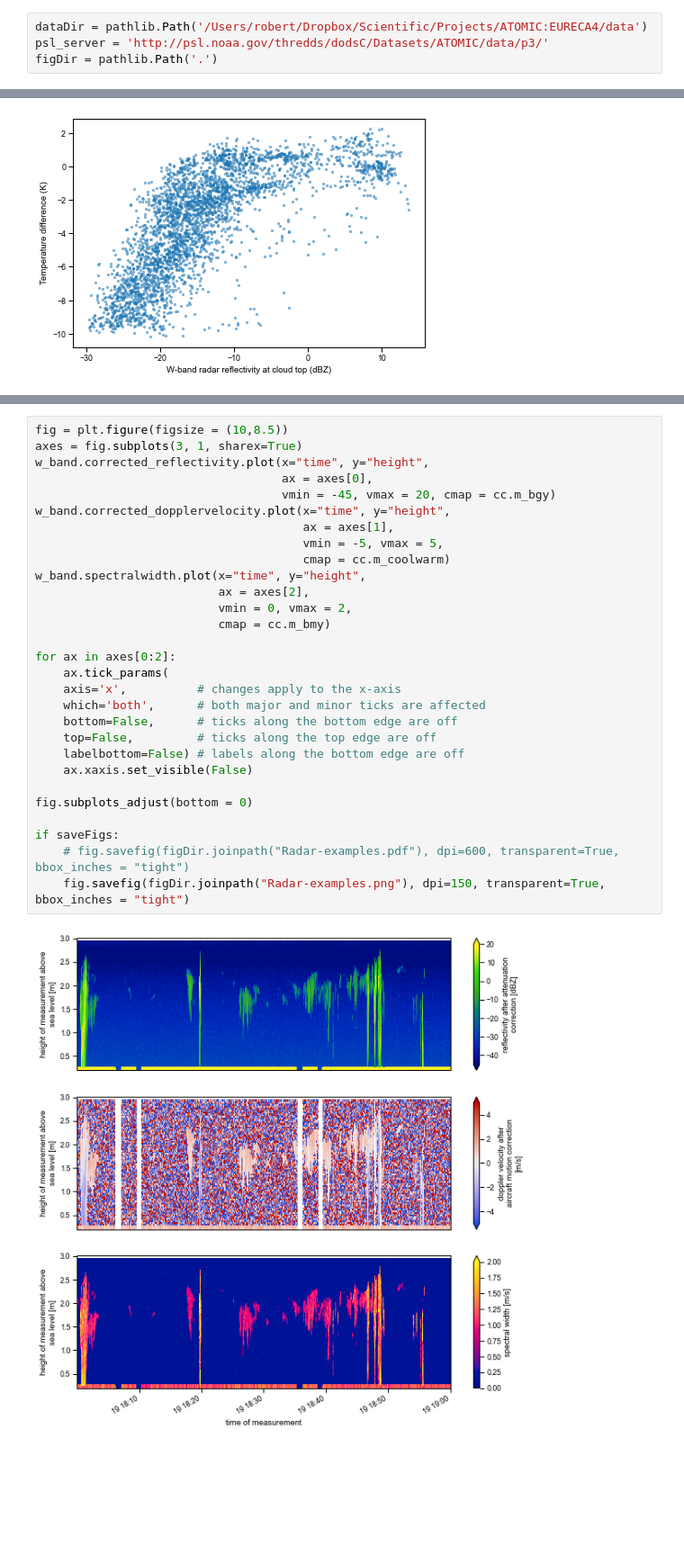
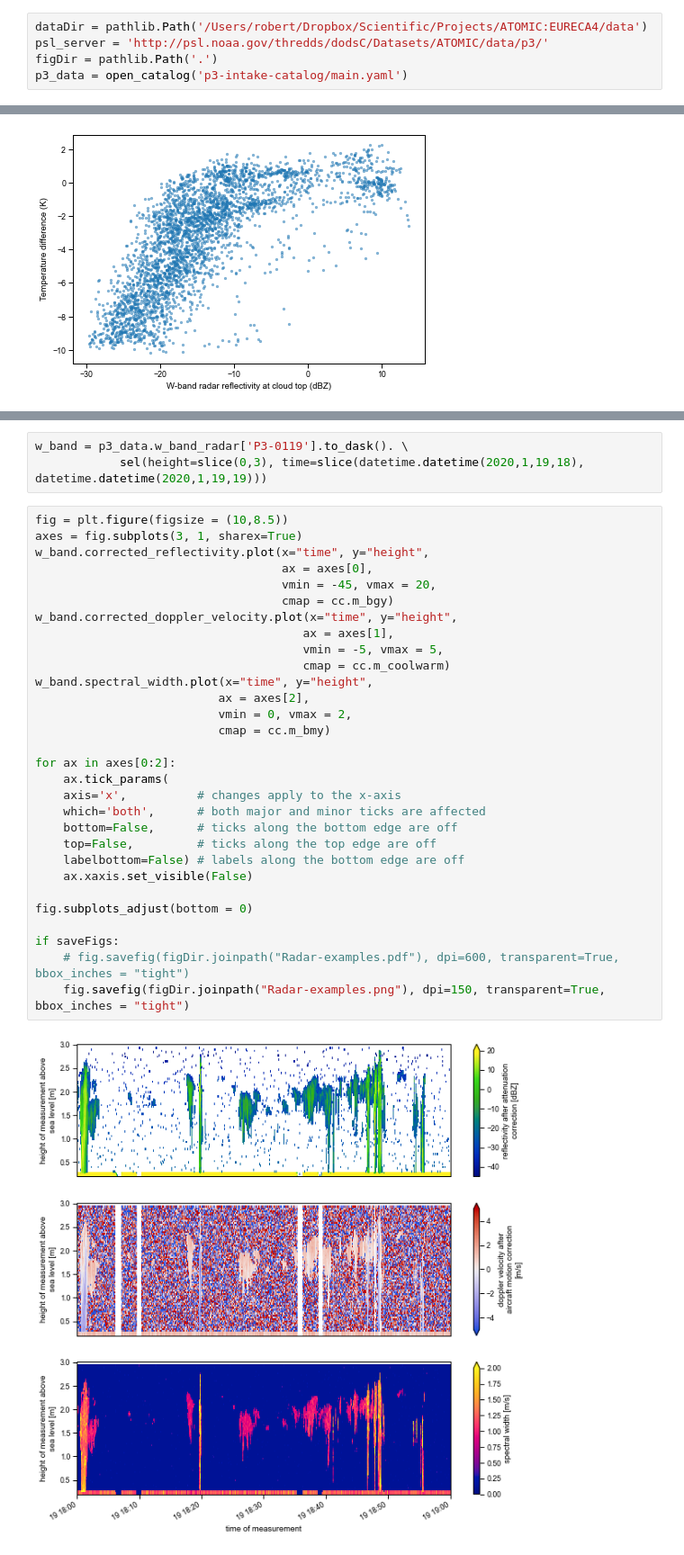
Before and after one commit to RobertPincus/atomic-p3-data-paper, a Jupyter notebook: Figures.ipynb, the cells around one changed output, grey strips where cells are left out. Shown: that part at 90% size. Drawn from its saved outputs; the diff is of its cells as text; blank space fills up the shorter version.

Commit message:
Moving to intake catalog and grabbing data from PSL server for figures

```diff
--- a/Figures.ipynb
+++ b/Figures.ipynb
@@ -67,6 +67,7 @@ def add_gridlines(ax):
 dataDir = pathlib.Path('/Users/robert/Dropbox/Scientific/Projects/ATOMIC:EURECA4/data')
 psl_server = 'http://psl.noaa.gov/thredds/dodsC/Datasets/ATOMIC/data/p3/'
 figDir = pathlib.Path('.')
+p3_data = open_catalog('p3-intake-catalog/main.yaml')
 # %% [markdown]
 ### Flight level data
 # %%
@@ -308,31 +297,35 @@ w_band = xr.open_dataset(dataDir.joinpath('W-band/ATOMIC_P3_W-band_20200119_19UT
+# %%
+w_band = p3_data.w_band_radar['P3-0119'].to_dask(). \
+            sel(height=slice(0,3), time=slice(datetime.datetime(2020,1,19,18), datetime.datetime(2020,1,19,19)))
 # %%
 fig = plt.figure(figsize = (10,8.5))
 axes = fig.subplots(3, 1, sharex=True)
 w_band.corrected_reflectivity.plot(x="time", y="height",
                                    ax = axes[0],
-                                   vmin = -45, vmax = 20, cmap = cc.m_bgy)
-w_band.corrected_dopplervelocity.plot(x="time", y="height",
+                                   vmin = -45, vmax = 20,
+                                   cmap = cc.m_bgy)
+w_band.corrected_doppler_velocity.plot(x="time", y="height",
                                       ax = axes[1],
                                       vmin = -5, vmax = 5,
                                       cmap = cc.m_coolwarm)
-w_band.spectralwidth.plot(x="time", y="height",
+w_band.spectral_width.plot(x="time", y="height",
                           ax = axes[2],
                           vmin = 0, vmax = 2,
                           cmap = cc.m_bmy)
 
 for ax in axes[0:2]:
     ax.tick_params(
     axis='x',          # changes apply to the x-axis
     which='both',      # both major and minor ticks are affected
     bottom=False,      # ticks along the bottom edge are off
     top=False,         # ticks along the top edge are off
     labelbottom=False) # labels along the bottom edge are off
     ax.xaxis.set_visible(False)
 
 fig.subplots_adjust(bottom = 0)
 
 if saveFigs:
     # fig.savefig(figDir.joinpath("Radar-examples.pdf"), dpi=600, transparent=True, bbox_inches = "tight")
     fig.savefig(figDir.joinpath("Radar-examples.png"), dpi=150, transparent=True, bbox_inches = "tight")
 # %% [output]
-[figure, old version]
+[figure, new version]
```
Also changed, not shown: parts of 12 cells of this notebook, 7 other files.
